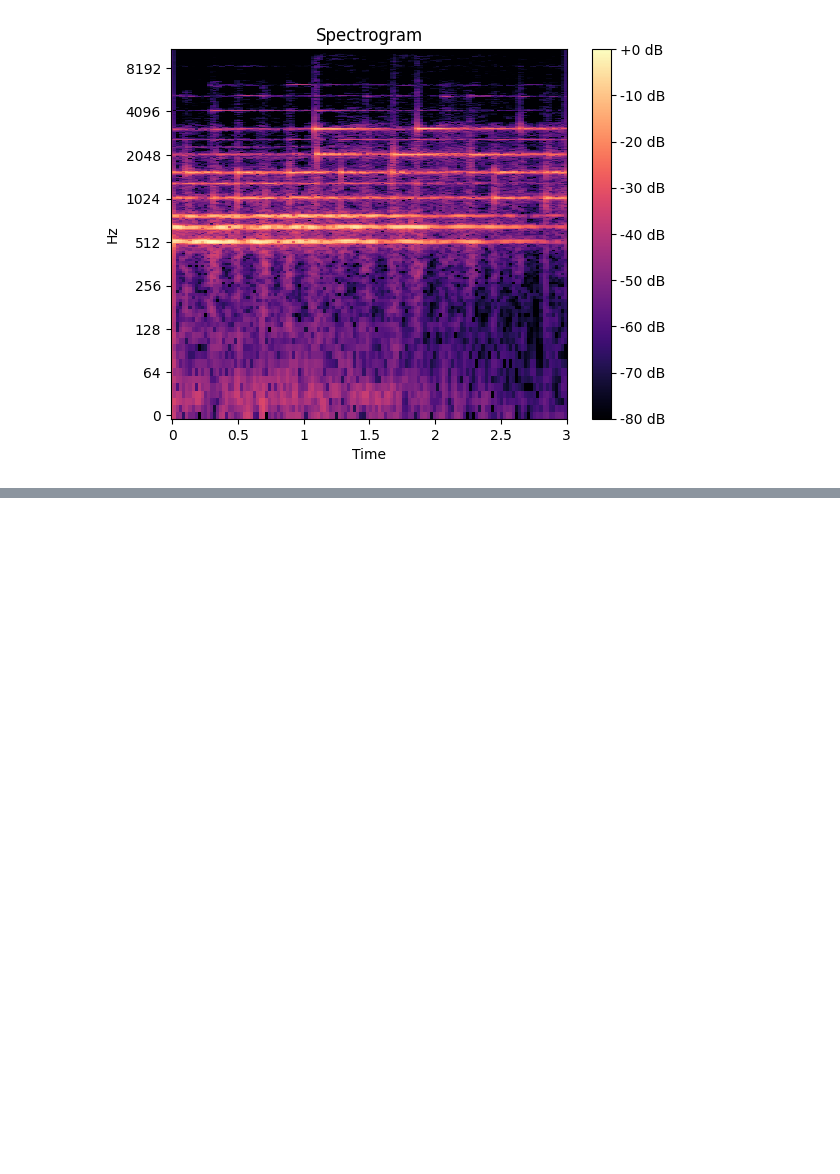
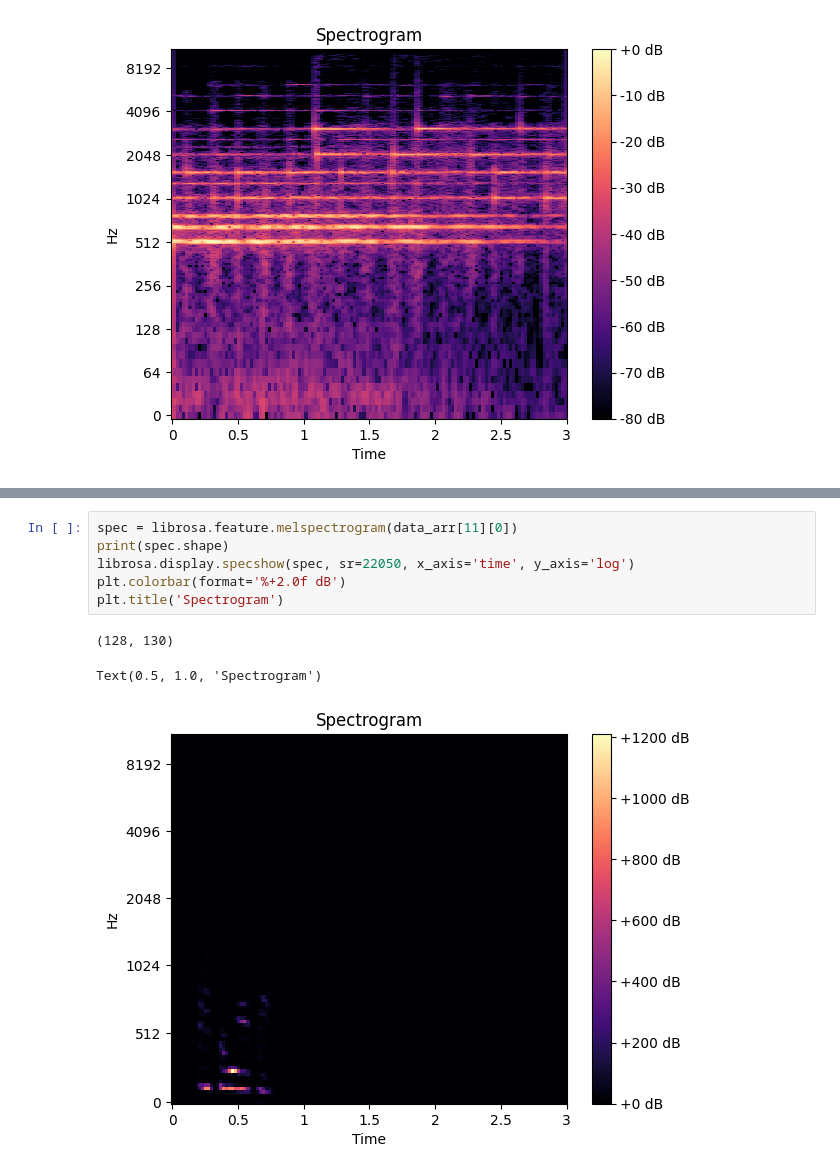
Before and after one commit to ProValarous/Lip2Urdu, a Jupyter notebook: audio_preprocess.ipynb, the cells around one changed output, grey strips where cells are left out. Saved outputs shown, nothing was run; the diff lists cells and outputs as text; blank space fills up the shorter version.

```diff
--- a/audio_preprocess.ipynb
+++ b/audio_preprocess.ipynb
@@ -84,0 +115,10 @@ def multiple_video2frames( video_path, output_path ):
+# %%
+spec = librosa.feature.melspectrogram(data_arr[11][0])
+print(spec.shape)
+librosa.display.specshow(spec, sr=22050, x_axis='time', y_axis='log')
+plt.colorbar(format='%+2.0f dB')
+plt.title('Spectrogram')
+# %% [output]
+(128, 130)
+Text(0.5, 1.0, 'Spectrogram')
+[figure, added]
```
Also changed, not shown: parts of 12 cells of this notebook, 3 other files.
